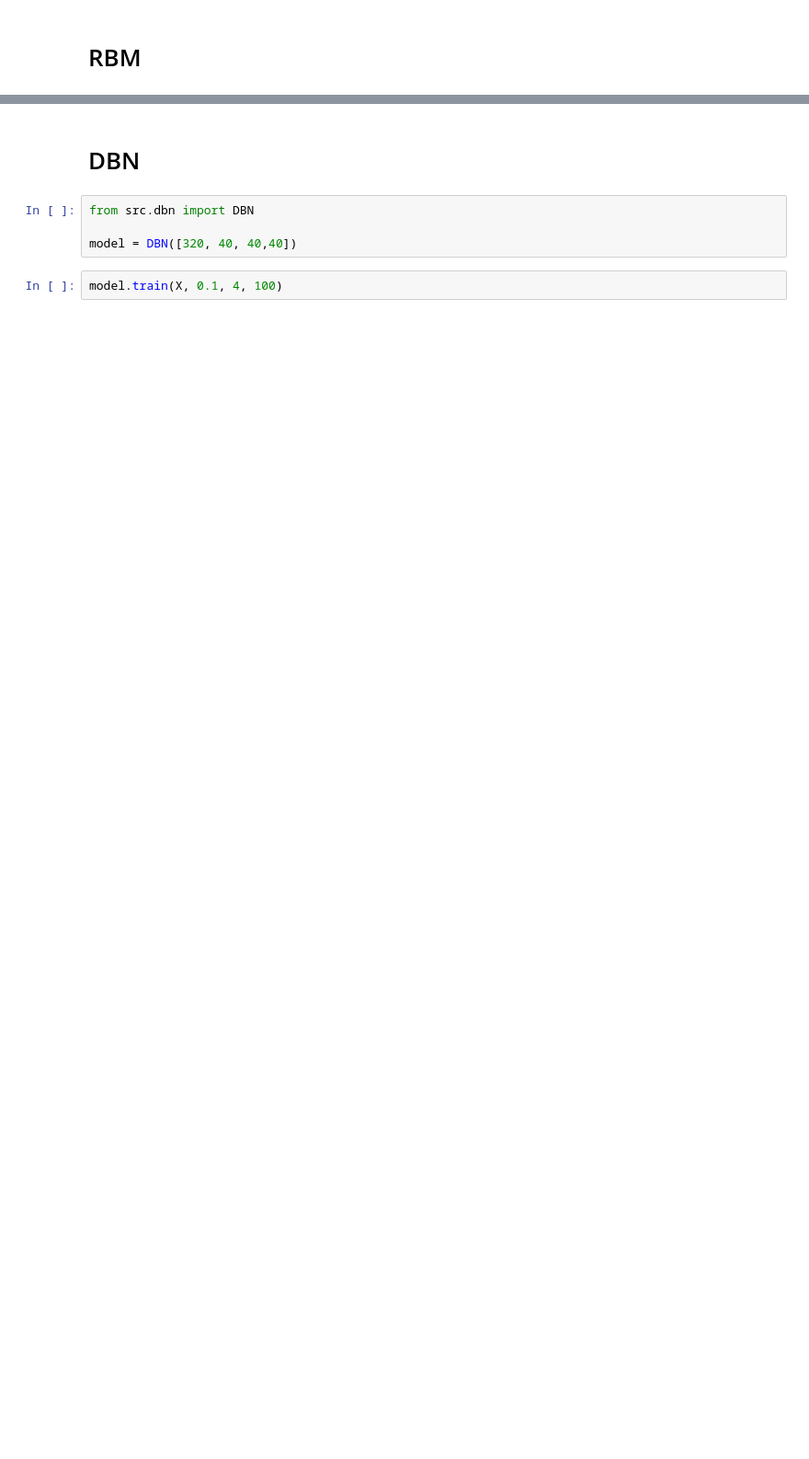
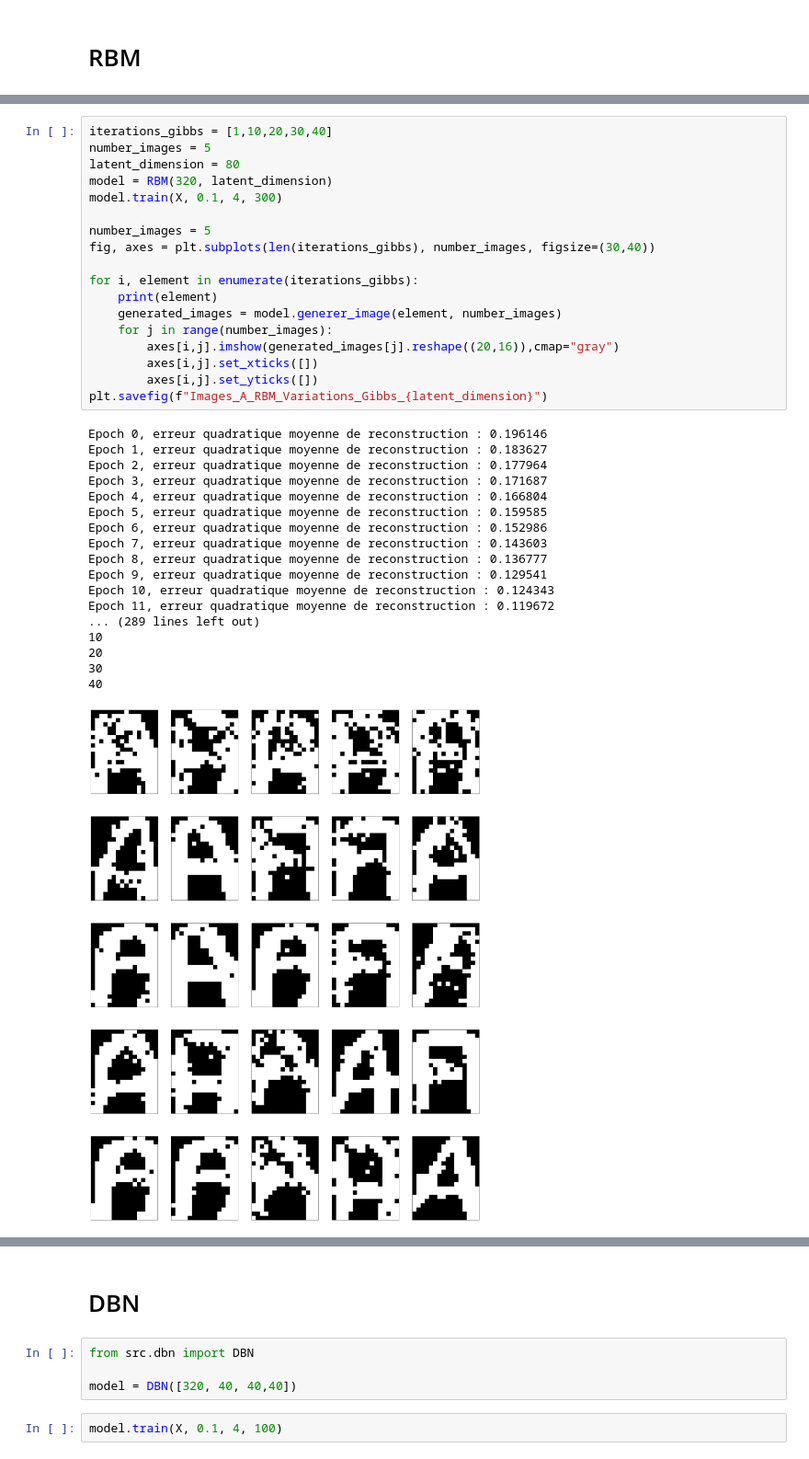
Before and after one commit to Theo-Morvan/DL_2_project, a Jupyter notebook: tristan/test.ipynb, the cells around one changed output, grey strips where cells are left out. Shown at 92% size. Cells and saved outputs as stored; diff of their text form; blank space fills up the shorter version.

```diff
--- a/tristan/test.ipynb
+++ b/tristan/test.ipynb
@@ -17,0 +50,37 @@ model = RBM(320, 40)
+# %%
+iterations_gibbs = [1,10,20,30,40]
+number_images = 5
+latent_dimension = 80
+model = RBM(320, latent_dimension)
+model.train(X, 0.1, 4, 300)
+
+number_images = 5
+fig, axes = plt.subplots(len(iterations_gibbs), number_images, figsize=(30,40))
+
+for i, element in enumerate(iterations_gibbs):
+    print(element)
+    generated_images = model.generer_image(element, number_images)
+    for j in range(number_images):
+        axes[i,j].imshow(generated_images[j].reshape((20,16)),cmap="gray")
+        axes[i,j].set_xticks([])
+        axes[i,j].set_yticks([])
+plt.savefig(f"Images_A_RBM_Variations_Gibbs_{latent_dimension}")
+# %% [output]
+Epoch 0, erreur quadratique moyenne de reconstruction : 0.196146
+Epoch 1, erreur quadratique moyenne de reconstruction : 0.183627
+Epoch 2, erreur quadratique moyenne de reconstruction : 0.177964
+Epoch 3, erreur quadratique moyenne de reconstruction : 0.171687
+Epoch 4, erreur quadratique moyenne de reconstruction : 0.166804
+Epoch 5, erreur quadratique moyenne de reconstruction : 0.159585
+Epoch 6, erreur quadratique moyenne de reconstruction : 0.152986
+Epoch 7, erreur quadratique moyenne de reconstruction : 0.143603
+Epoch 8, erreur quadratique moyenne de reconstruction : 0.136777
+Epoch 9, erreur quadratique moyenne de reconstruction : 0.129541
+Epoch 10, erreur quadratique moyenne de reconstruction : 0.124343
+Epoch 11, erreur quadratique moyenne de reconstruction : 0.119672
+... (289 lines left out)
+10
+20
+30
+40
+[figure, added]
```
Also changed, not shown: parts of 16 cells of this notebook.
